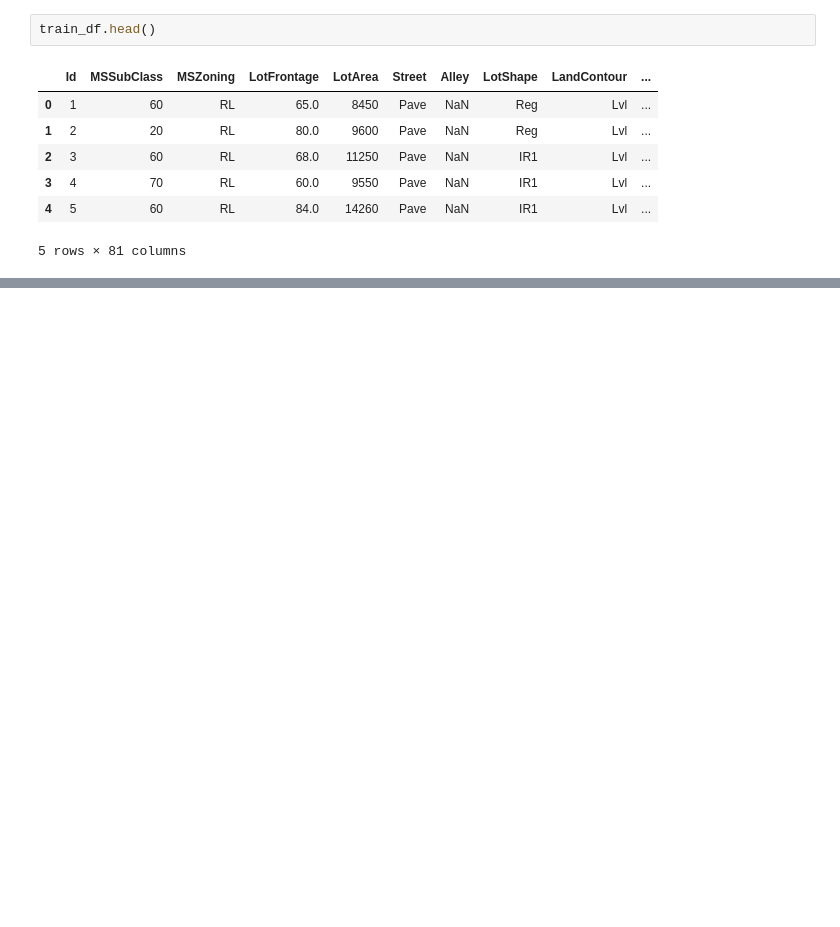
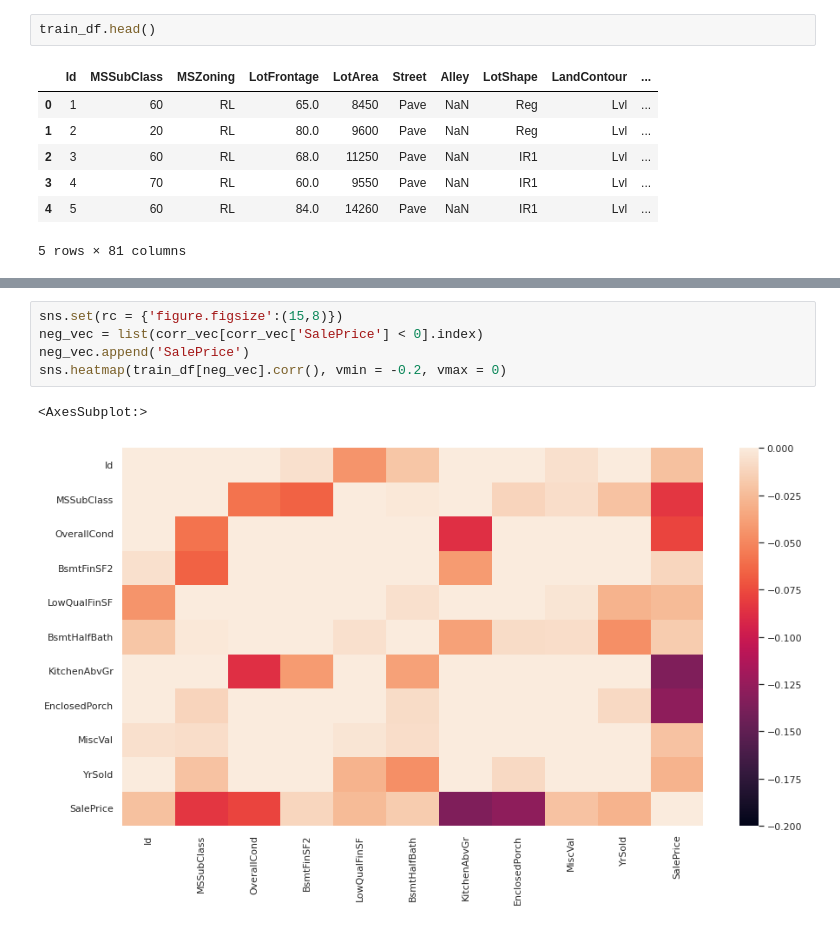
Before and after one commit to gihonglee/hosing_price_prediction, a Jupyter notebook: housing-price-prediction.ipynb, the cells around one changed output, grey strips where cells are left out. Saved outputs shown, nothing was run; the diff lists cells and outputs as text; blank space fills up the shorter version.

```diff
--- a/housing-price-prediction.ipynb
+++ b/housing-price-prediction.ipynb
@@ -54,0 +60,8 @@ train_df.head()
+# %%
+sns.set(rc = {'figure.figsize':(15,8)})
+neg_vec = list(corr_vec[corr_vec['SalePrice'] < 0].index)
+neg_vec.append('SalePrice')
+sns.heatmap(train_df[neg_vec].corr(), vmin = -0.2, vmax = 0)
+# %% [output]
+<AxesSubplot:>
+[figure, added]
```
Also changed, not shown: parts of 6 cells of this notebook.
